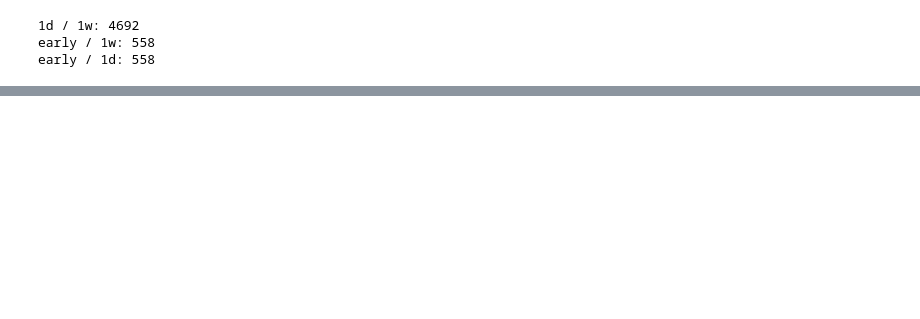
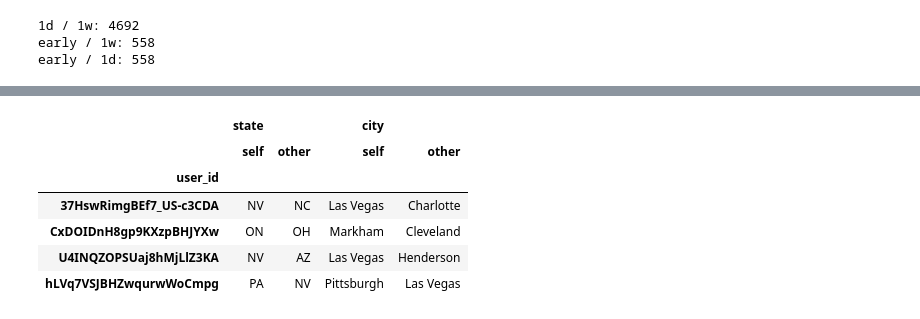
Before and after one commit to askador/data-mining-in-cybersecurity, a Jupyter notebook: data_analysis/quick_data_review/users_reviews.ipynb, the cells around one changed output, grey strips where cells are left out. Saved outputs shown, nothing was run; the diff lists cells and outputs as text; code cells hidden in the pictures; blank space fills up the shorter version.

```diff
--- a/data_analysis/quick_data_review/users_reviews.ipynb
+++ b/data_analysis/quick_data_review/users_reviews.ipynb
@@ -158,0 +274,10 @@ early / 1d: 558
+# %%
+user_home_byvisits.compare(user_home_bydelta, keep_shape=True).dropna()
+# %% [output]
+|  | state |  | city |  |
+|  | self | other | self | other |
+| user_id |  |  |  |  |
+| 37HswRimgBEf7_US-c3CDA | NV | NC | Las Vegas | Charlotte |
+| CxDOIDnH8gp9KXzpBHJYXw | ON | OH | Markham | Cleveland |
+| U4INQZOPSUaj8hMjLlZ3KA | NV | AZ | Las Vegas | Henderson |
+| hLVq7VSJBHZwqurwWoCmpg | PA | NV | Pittsburgh | Las Vegas |
```
Also changed, not shown: parts of 8 cells of this notebook.
